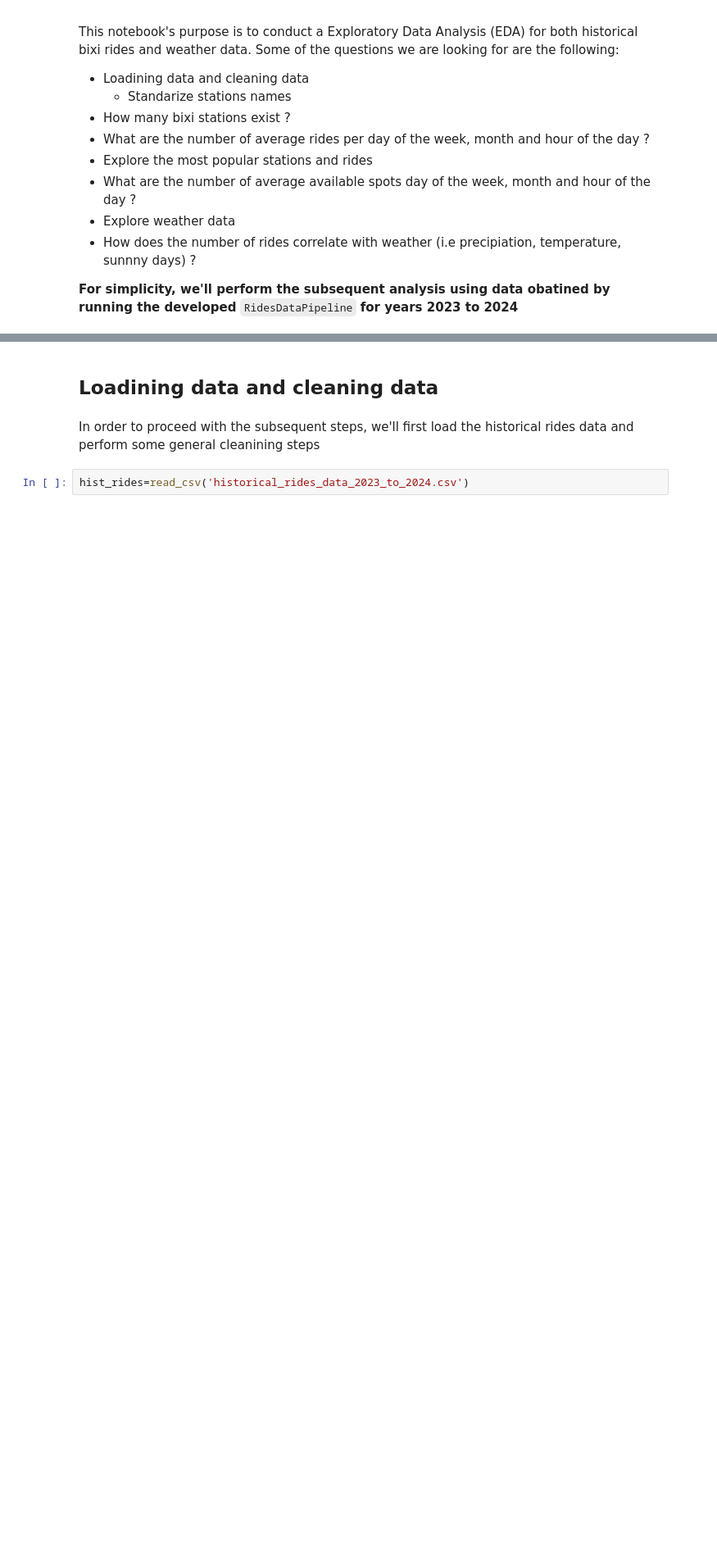
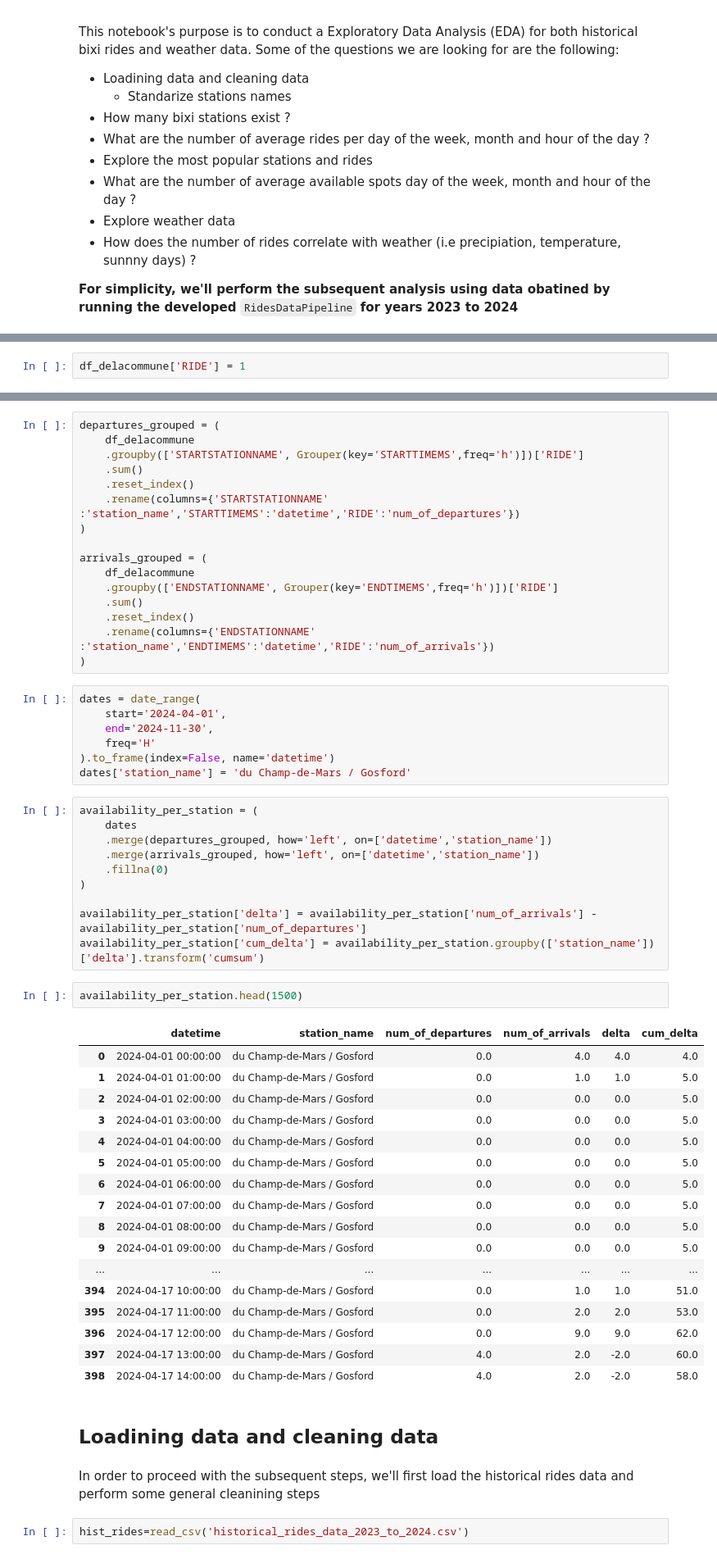
Before and after one commit to brfseckert/bixi_availability_prediction, a Jupyter notebook: notebooks/02_EDA.ipynb, the cells around one changed output, grey strips where cells are left out. Shown at 82% size. Drawn from its saved outputs; the diff is of its cells as text; blank space fills up the shorter version.

```diff
--- a/notebooks/02_EDA.ipynb
+++ b/notebooks/02_EDA.ipynb
@@ -31,0 +61,2 @@ from constants import STATION_CAPACITY_URL
+# %%
+df_delacommune['RIDE'] = 1
@@ -32,3 +69,56 @@ from constants import STATION_CAPACITY_URL
+# %%
+departures_grouped = (
+    df_delacommune
+    .groupby(['STARTSTATIONNAME', Grouper(key='STARTTIMEMS',freq='h')])['RIDE']
+    .sum()
+    .reset_index()
+    .rename(columns={'STARTSTATIONNAME' :'station_name','STARTTIMEMS':'datetime','RIDE':'num_of_departures'})
+)
+
+arrivals_grouped = (
+    df_delacommune
+    .groupby(['ENDSTATIONNAME', Grouper(key='ENDTIMEMS',freq='h')])['RIDE']
+    .sum()
+    .reset_index()
+    .rename(columns={'ENDSTATIONNAME' :'station_name','ENDTIMEMS':'datetime','RIDE':'num_of_arrivals'})
+)
+# %%
+dates = date_range(
+    start='2024-04-01',
+    end='2024-11-30',
+    freq='H'
+).to_frame(index=False, name='datetime')
+dates['station_name'] = 'du Champ-de-Mars / Gosford'
+# %%
+availability_per_station = (
+    dates
+    .merge(departures_grouped, how='left', on=['datetime','station_name'])
+    .merge(arrivals_grouped, how='left', on=['datetime','station_name'])
+    .fillna(0)
+)
+
+availability_per_station['delta'] = availability_per_station['num_of_arrivals'] - availability_per_station['num_of_departures']
+availability_per_station['cum_delta'] = availability_per_station.groupby(['station_name'])['delta'].transform('cumsum')
+# %%
+availability_per_station.head(1500)
+# %% [output]
+|  | datetime | station_name | num_of_departures | num_of_arrivals | delta | cum_delta |
+| 0 | 2024-04-01 00:00:00 | du Champ-de-Mars / Gosford | 0.0 | 4.0 | 4.0 | 4.0 |
+| 1 | 2024-04-01 01:00:00 | du Champ-de-Mars / Gosford | 0.0 | 1.0 | 1.0 | 5.0 |
+| 2 | 2024-04-01 02:00:00 | du Champ-de-Mars / Gosford | 0.0 | 0.0 | 0.0 | 5.0 |
+| 3 | 2024-04-01 03:00:00 | du Champ-de-Mars / Gosford | 0.0 | 0.0 | 0.0 | 5.0 |
+| 4 | 2024-04-01 04:00:00 | du Champ-de-Mars / Gosford | 0.0 | 0.0 | 0.0 | 5.0 |
+| 5 | 2024-04-01 05:00:00 | du Champ-de-Mars / Gosford | 0.0 | 0.0 | 0.0 | 5.0 |
+| 6 | 2024-04-01 06:00:00 | du Champ-de-Mars / Gosford | 0.0 | 0.0 | 0.0 | 5.0 |
+| 7 | 2024-04-01 07:00:00 | du Champ-de-Mars / Gosford | 0.0 | 0.0 | 0.0 | 5.0 |
+| 8 | 2024-04-01 08:00:00 | du Champ-de-Mars / Gosford | 0.0 | 0.0 | 0.0 | 5.0 |
+| 9 | 2024-04-01 09:00:00 | du Champ-de-Mars / Gosford | 0.0 | 0.0 | 0.0 | 5.0 |
+| ... | ... | ... | ... | ... | ... | ... |
+| 394 | 2024-04-17 10:00:00 | du Champ-de-Mars / Gosford | 0.0 | 1.0 | 1.0 | 51.0 |
+| 395 | 2024-04-17 11:00:00 | du Champ-de-Mars / Gosford | 0.0 | 2.0 | 2.0 | 53.0 |
+| 396 | 2024-04-17 12:00:00 | du Champ-de-Mars / Gosford | 0.0 | 9.0 | 9.0 | 62.0 |
+| 397 | 2024-04-17 13:00:00 | du Champ-de-Mars / Gosford | 4.0 | 2.0 | -2.0 | 60.0 |
+| 398 | 2024-04-17 14:00:00 | du Champ-de-Mars / Gosford | 4.0 | 2.0 | -2.0 | 58.0 |
 # %% [markdown]
 ## Loadining data and cleaning data
 # %% [markdown]
```
Also changed, not shown: parts of 33 cells of this notebook, 10 other files.
